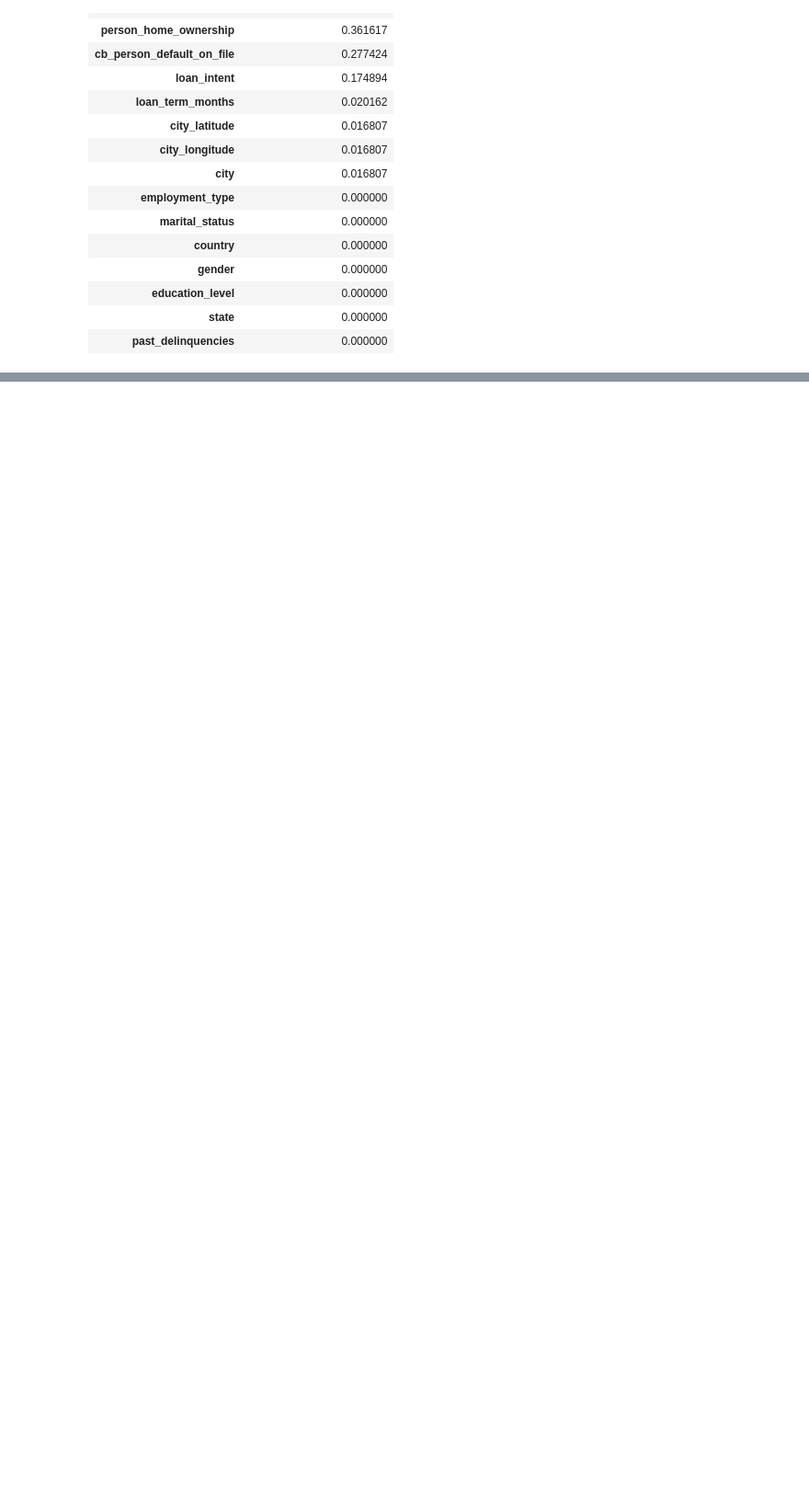
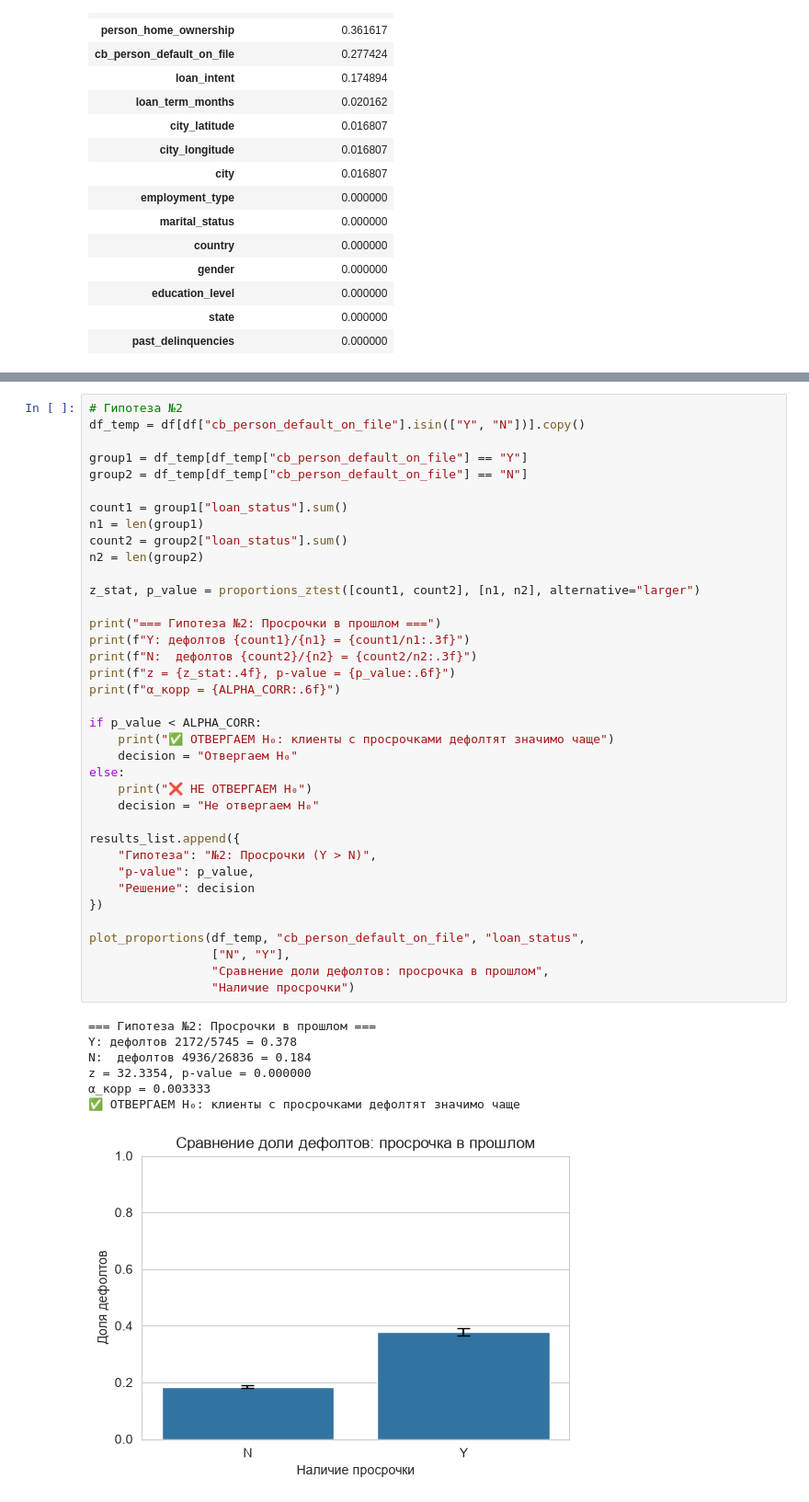
Before and after one commit to null-route-dev/credit-risk-classification, a Jupyter notebook: notebooks/01_eda_analysis.ipynb, the cells around one changed output, grey strips where cells are left out. Shown at 92% size. Saved outputs shown, nothing was run; the diff lists cells and outputs as text; blank space fills up the shorter version.

```diff
--- a/notebooks/01_eda_analysis.ipynb
+++ b/notebooks/01_eda_analysis.ipynb
@@ -994,0 +1111,45 @@ display(corr_with_target.to_frame("Корреляция с loan_status"))
+# %%
+# Гипотеза №2
+df_temp = df[df["cb_person_default_on_file"].isin(["Y", "N"])].copy()
+
+group1 = df_temp[df_temp["cb_person_default_on_file"] == "Y"]
+group2 = df_temp[df_temp["cb_person_default_on_file"] == "N"]
+
+count1 = group1["loan_status"].sum()
+n1 = len(group1)
+count2 = group2["loan_status"].sum()
+n2 = len(group2)
+
+z_stat, p_value = proportions_ztest([count1, count2], [n1, n2], alternative="larger")
+
+print("=== Гипотеза №2: Просрочки в прошлом ===")
+print(f"Y: дефолтов {count1}/{n1} = {count1/n1:.3f}")
+print(f"N:  дефолтов {count2}/{n2} = {count2/n2:.3f}")
+print(f"z = {z_stat:.4f}, p-value = {p_value:.6f}")
+print(f"α_корр = {ALPHA_CORR:.6f}")
+
+if p_value < ALPHA_CORR:
+    print("✅ ОТВЕРГАЕМ H₀: клиенты с просрочками дефолтят значимо чаще")
+    decision = "Отвергаем H₀"
+else:
+    print("❌ НЕ ОТВЕРГАЕМ H₀")
+    decision = "Не отвергаем H₀"
+
+results_list.append({
+    "Гипотеза": "№2: Просрочки (Y > N)",
+    "p-value": p_value,
+    "Решение": decision
+})
+
+plot_proportions(df_temp, "cb_person_default_on_file", "loan_status",
+                 ["N", "Y"],
+                 "Сравнение доли дефолтов: просрочка в прошлом",
+                 "Наличие просрочки")
+# %% [output]
+=== Гипотеза №2: Просрочки в прошлом ===
+Y: дефолтов 2172/5745 = 0.378
+N:  дефолтов 4936/26836 = 0.184
+z = 32.3354, p-value = 0.000000
+α_корр = 0.003333
+✅ ОТВЕРГАЕМ H₀: клиенты с просрочками дефолтят значимо чаще
+[figure, added]
```
Also changed, not shown: parts of 37 cells of this notebook, 2 other files.
